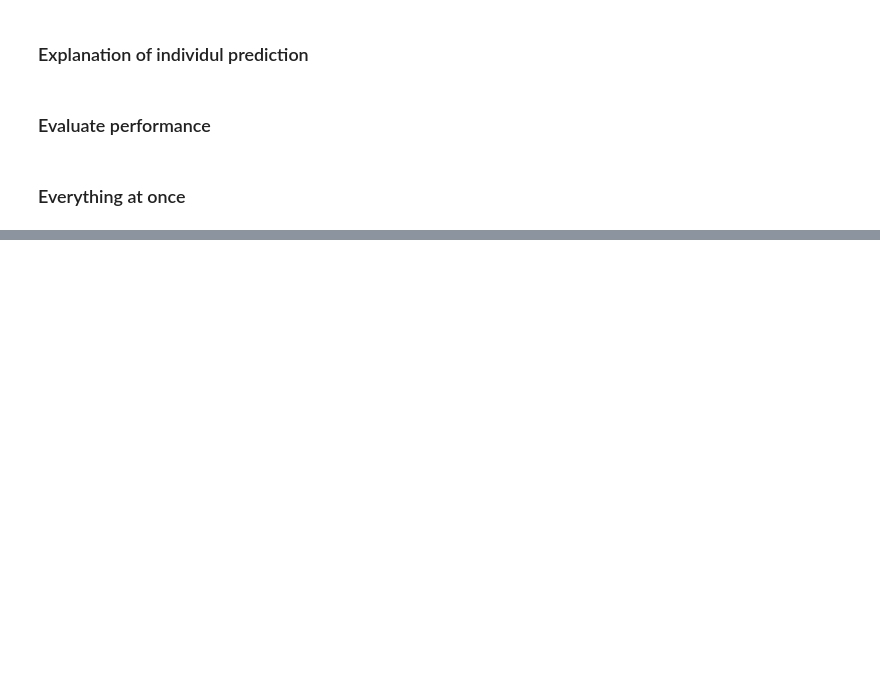
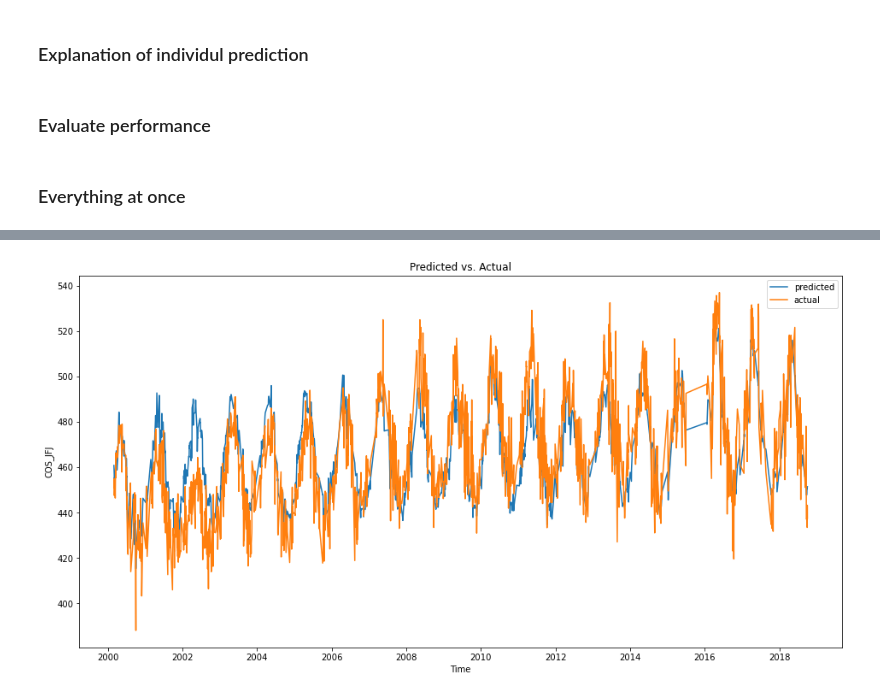
Before and after one commit to Ghinojoz/COS-Seesaw, a Jupyter notebook: Seesaw_GA2M.ipynb, the cells around one changed output, grey strips where cells are left out. Drawn from its saved outputs; the diff is of its cells as text; code cells hidden in the pictures; blank space fills up the shorter version.

```diff
--- a/Seesaw_GA2M.ipynb
+++ b/Seesaw_GA2M.ipynb
@@ -26,7 +26,7 @@ else:
 
 x = df[columns]
 y = df['COS_JFJ']
-plot_time = x_plot['time']
+plot_time = x['time']
 x_plot = x.drop(axis=1, labels='time')
 y_plot = y
 # %% [output]
@@ -108,31 +113,36 @@ ax.scatter(y_test, predicted, label='predicted vs. actual')
 ax.set_title("predicted vs. actual")
 ax.set_xlabel("actual")
 ax.set_ylabel("predicted")
 ax.set_xlim([400, 550])
 ax.set_ylim([400, 550])
 ax.plot([0,1],[0,1], transform=ax.transAxes, ls='--', color='red')
 plt.legend()
 plt.show()
 fig.savefig('predictedVsActual.png')
-
+'''
 
 predicted = ebm.predict(X_test)
 fig, ax = plt.subplots(figsize=(16,8))
 ax.plot(test_time, predicted, label='predicted')
 ax.plot(test_time, y_test, label='actual')
 ax.set_title("Predicted vs. Actual")
 ax.set_xlabel('Time')
 ax.set_ylabel('COS_JFJ')
 plt.legend()
 plt.show()
 fig.savefig('predictedVsActualOverTime.png')
+
 '''
 predicted = ebm.predict(x_plot)
 fig, ax = plt.subplots(figsize=(16,8))
 ax.plot(plot_time, predicted, label='predicted')
 ax.plot(plot_time, y_plot, label='actual')
 ax.set_title("Predicted vs. Actual")
 ax.set_xlabel('Time')
 ax.set_ylabel('COS_JFJ')
 plt.legend()
 plt.show()
+fig.savefig('predictedVsActualAllData.png')
+'''
+# %% [output]
+[figure, added]
```
Also changed, not shown: parts of 4 cells of this notebook.
